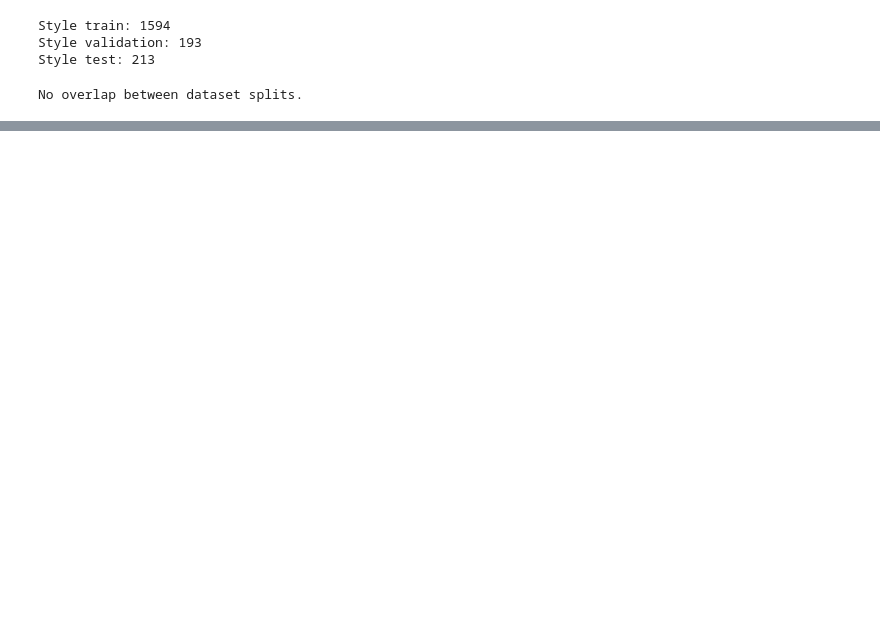
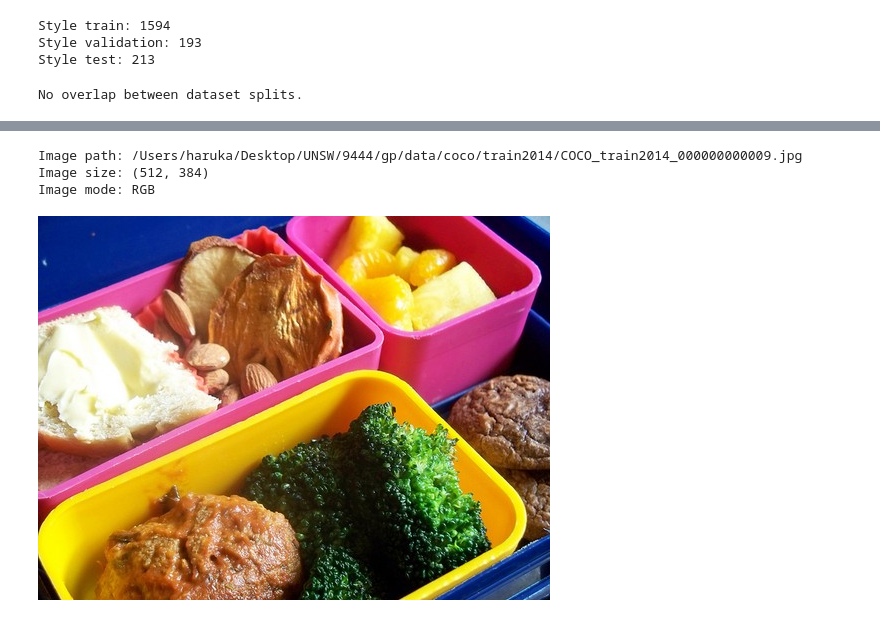
Before and after one commit to Harukadesune/Image_style_transfer, a Jupyter notebook: gp.ipynb, the cells around one changed output, grey strips where cells are left out. Cells and saved outputs as stored; diff of their text form; code cells hidden in the pictures; blank space fills up the shorter version.

```diff
--- a/gp.ipynb
+++ b/gp.ipynb
@@ -263,0 +263,22 @@ No overlap between dataset splits.
+# %%
+import pandas as pd
+from PIL import Image
+from IPython.display import display
+
+#打开第一张COCO训练集图片
+sample_content_path = content_train[0]
+
+print("Image path:", sample_content_path)
+
+with Image.open(sample_content_path) as image:
+    print("Image size:", image.size)
+    print("Image mode:", image.mode)
+
+    content_preview = image.convert("RGB")
+
+display(content_preview)
+# %% [output]
+Image path: /Users/haruka/Desktop/UNSW/9444/gp/data/coco/train2014/COCO_train2014_000000000009.jpg
+Image size: (512, 384)
+Image mode: RGB
+[figure, added]
```
Also changed, not shown: parts of 17 cells of this notebook.
